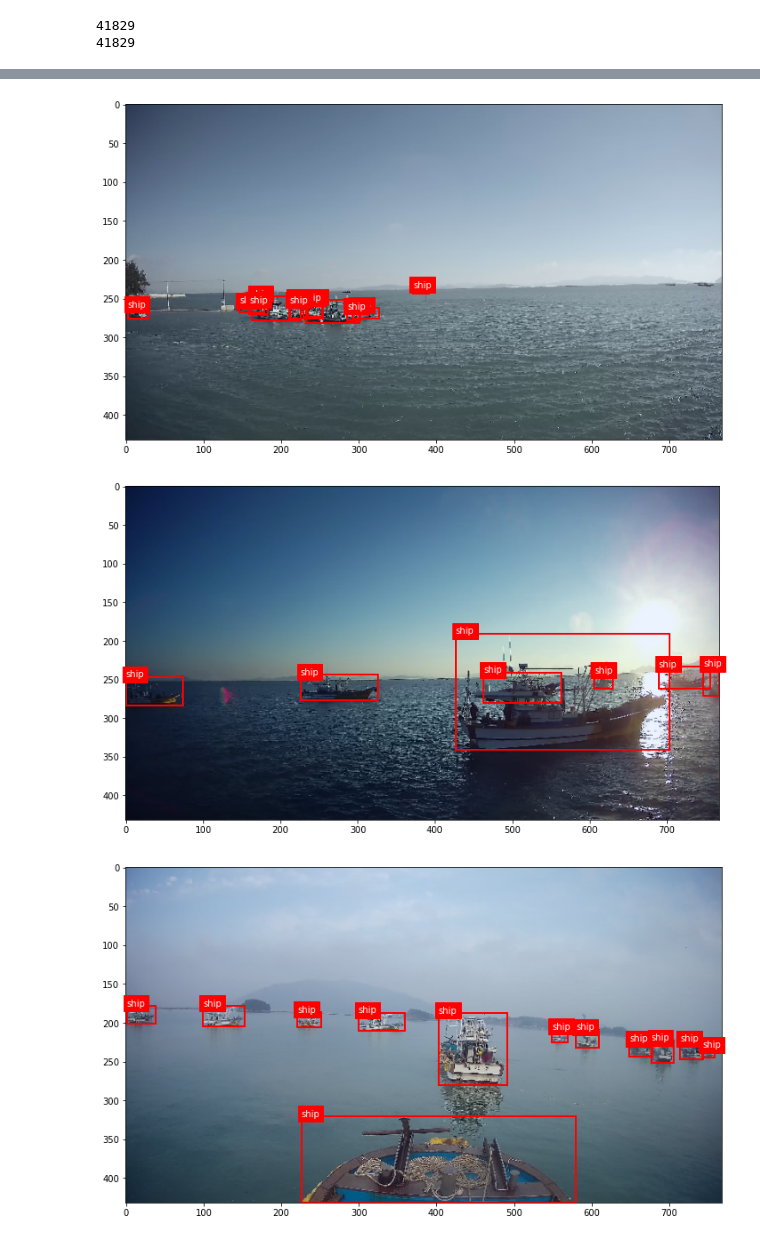
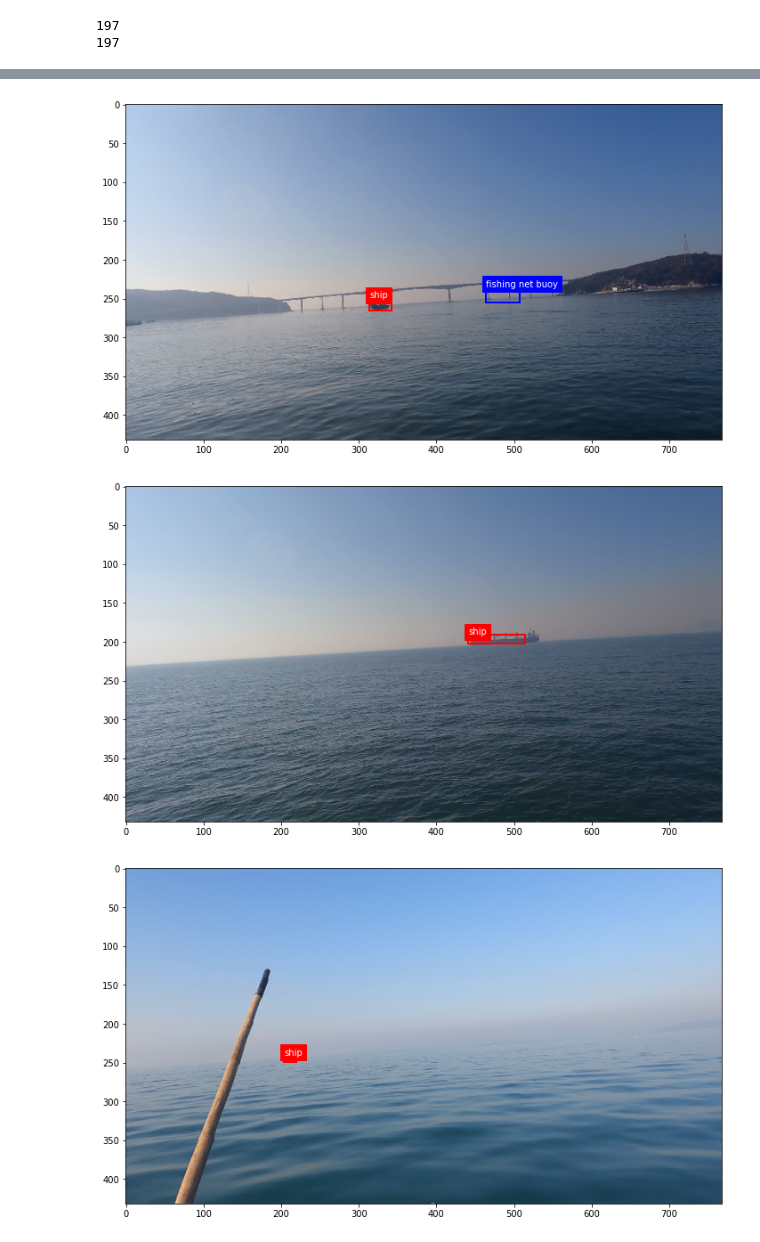
Before and after one commit to star-bits/all-seaing-eye, a Jupyter notebook: test.ipynb, the cells around one changed output, grey strips where cells are left out. Cells and saved outputs as stored; diff of their text form; code cells hidden in the pictures.

```diff
--- a/test.ipynb
+++ b/test.ipynb
@@ -53,7 +53,7 @@ cfg.data.val.img_prefix = '../data/aihub/'
 cfg.data.val.classes = ("선박", "기타부유물", "어망부표")
 
 # test
-cfg.data.test.ann_file = '../data/aihub/train.json'
+cfg.data.test.ann_file = '../data/aihub/test.json'
 cfg.data.test.img_prefix = '../data/aihub/'
 cfg.data.test.classes = ("선박", "기타부유물", "어망부표")
 cfg.data.test.pipeline[1]['img_scale'] = (2160//5, 3840//5)
@@ -153,8 +156,8 @@ for count, i in enumerate(idx_lst):
     plt.imshow(img)
     plt.show()
 
-    if count==4:
+    if count==6:
         break
 # %% [output]
-41829
-41829
+197
+197
@@ -162,3 +165,3 @@ for count, i in enumerate(idx_lst):
-[figure, old version]
+[figure, new version]
-[figure, old version]
+[figure, new version]
-[figure, old version]
+[figure, new version]
```
Also changed, not shown: parts of 4 cells of this notebook, 1 other file.
